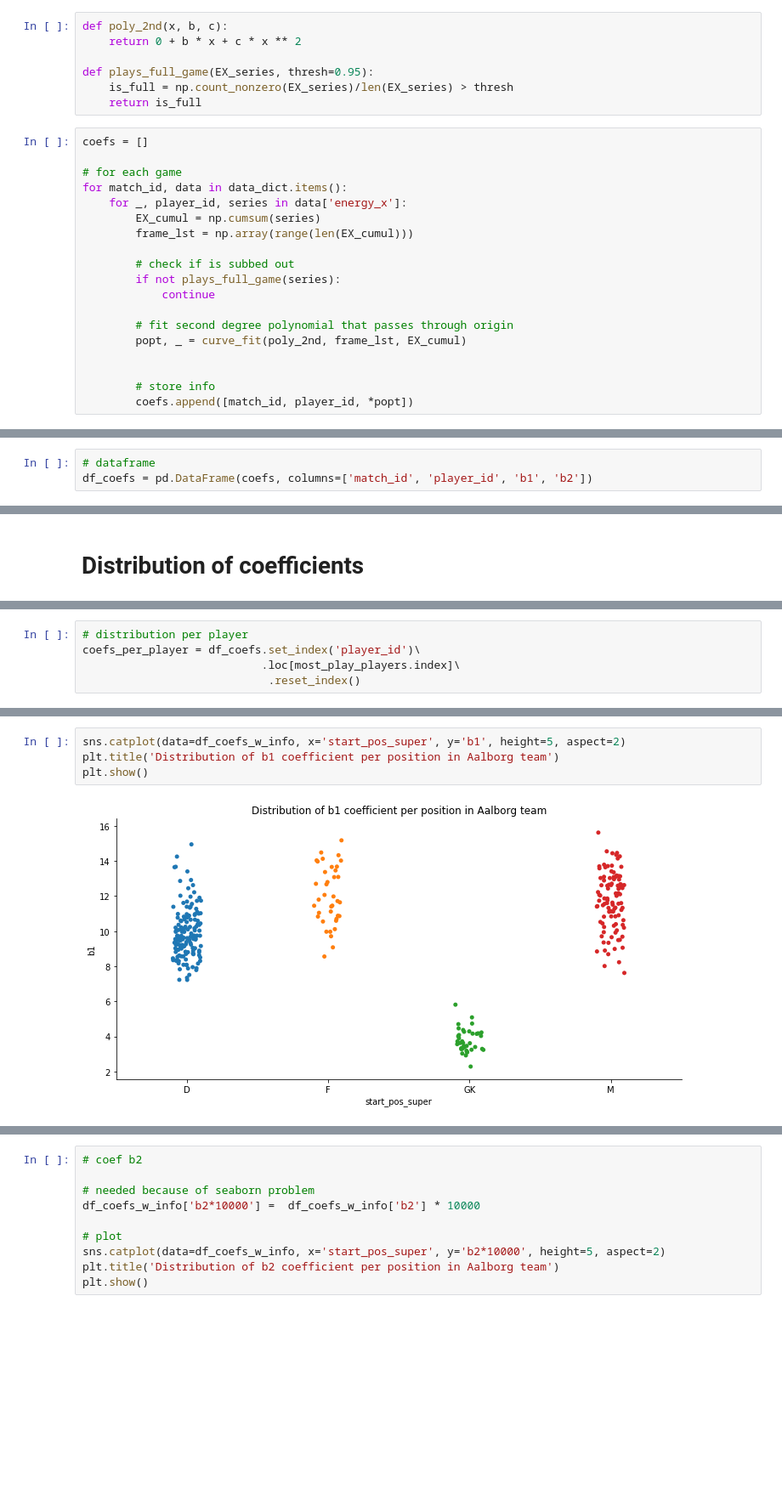
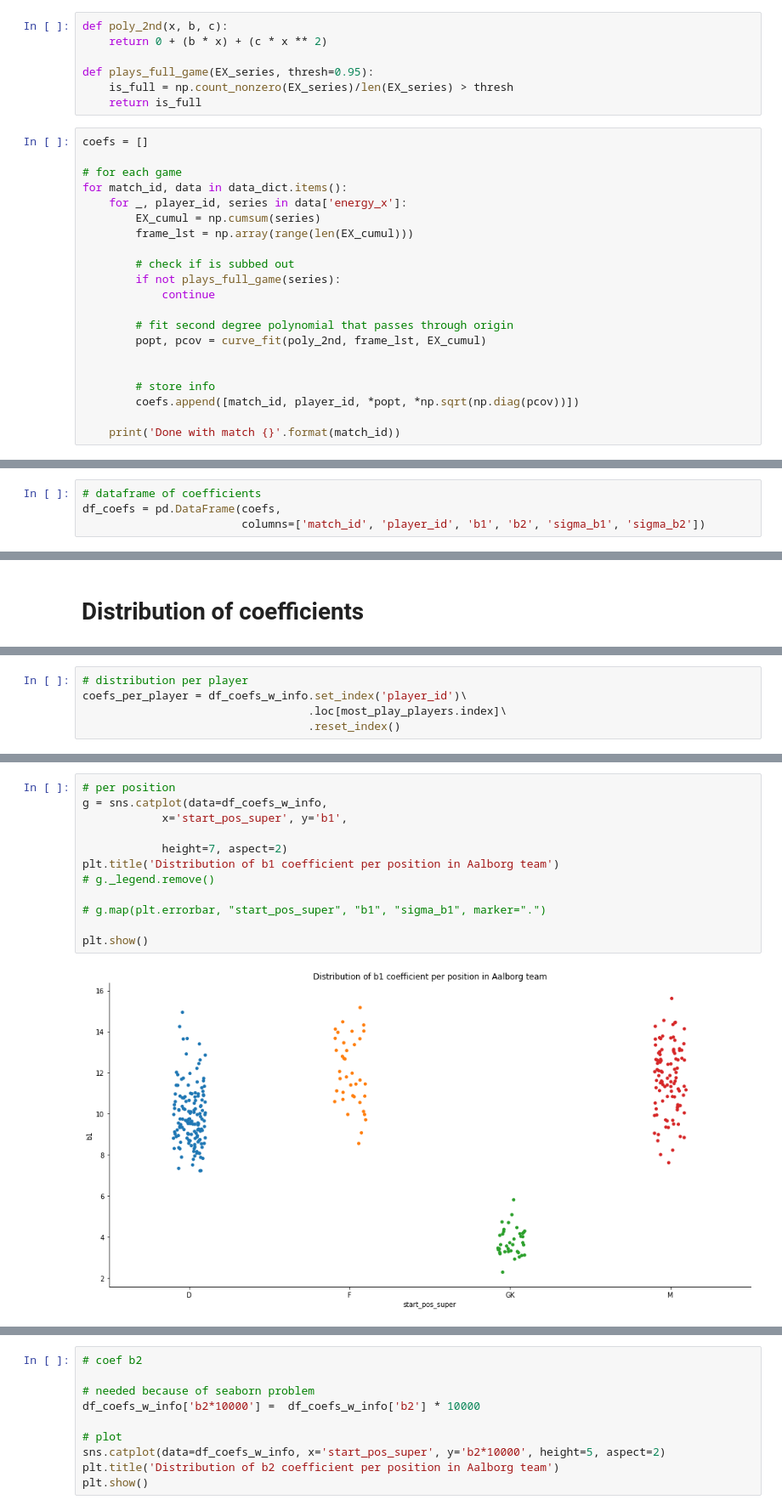
Before and after one commit to Jbalkan/SoccerTrackingData3, a Jupyter notebook: 5_Model.ipynb, the cells around one changed output, grey strips where cells are left out. Shown at 85% size. Drawn from its saved outputs; the diff is of its cells as text; blank space fills up the shorter version.

```diff
--- a/5_Model.ipynb
+++ b/5_Model.ipynb
@@ -108,7 +108,7 @@ from scipy.optimize import curve_fit
 from collections import defaultdict
 # %%
 def poly_2nd(x, b, c):
-    return 0 + b * x + c * x ** 2
+    return 0 + (b * x) + (c * x ** 2)
 
 def plays_full_game(EX_series, thresh=0.95):
     is_full = np.count_nonzero(EX_series)/len(EX_series) > thresh
@@ -127,8 +127,10 @@ for match_id, data in data_dict.items():
             continue
 
         # fit second degree polynomial that passes through origin
-        popt, _ = curve_fit(poly_2nd, frame_lst, EX_cumul)
+        popt, pcov = curve_fit(poly_2nd, frame_lst, EX_cumul)
 
 
         # store info
-        coefs.append([match_id, player_id, *popt])
+        coefs.append([match_id, player_id, *popt, *np.sqrt(np.diag(pcov))])
+
+    print('Done with match {}'.format(match_id))
@@ -135,3 +158,4 @@ for match_id, data in data_dict.items():
 # %%
-# dataframe
-df_coefs = pd.DataFrame(coefs, columns=['match_id', 'player_id', 'b1', 'b2'])
+# dataframe of coefficients
+df_coefs = pd.DataFrame(coefs,
+                        columns=['match_id', 'player_id', 'b1', 'b2', 'sigma_b1', 'sigma_b2'])
@@ -152,6 +185,6 @@ n_games = df_coefs['player_id'].value_counts()
 most_play_players = n_games[n_games > 5]
 # %%
 # distribution per player
-coefs_per_player = df_coefs.set_index('player_id')\
-                           .loc[most_play_players.index]\
-                            .reset_index()
+coefs_per_player = df_coefs_w_info.set_index('player_id')\
+                                  .loc[most_play_players.index]\
+                                  .reset_index()
@@ -165,6 +211,14 @@ plt.show()
 # %%
-sns.catplot(data=df_coefs_w_info, x='start_pos_super', y='b1', height=5, aspect=2)
+# per position
+g = sns.catplot(data=df_coefs_w_info,
+            x='start_pos_super', y='b1',
+
+            height=7, aspect=2)
 plt.title('Distribution of b1 coefficient per position in Aalborg team')
+# g._legend.remove()
+
+# g.map(plt.errorbar, "start_pos_super", "b1", "sigma_b1", marker=".")
+
 plt.show()
 # %% [output]
-[figure, old version]
+[figure, new version]
```
Also changed, not shown: parts of 18 cells of this notebook, 4 other files.
